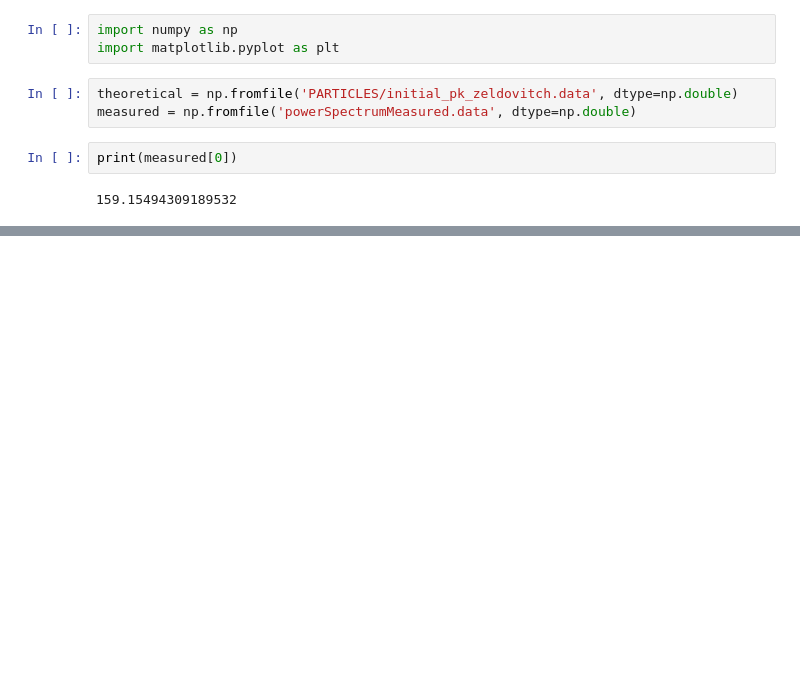
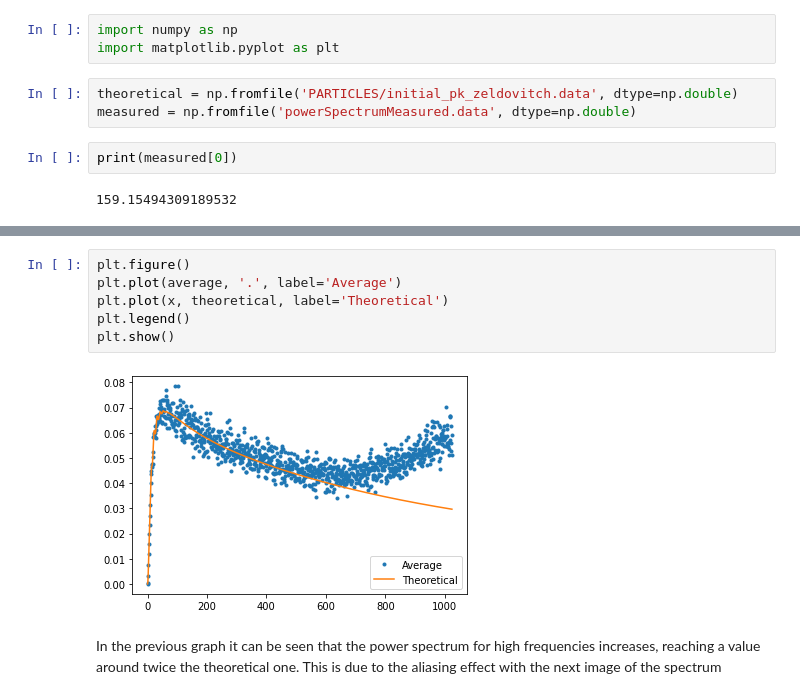
Before and after one commit to carle13/NumericalMethods2, a Jupyter notebook: Session2/graphs.ipynb, the cells around one changed output, grey strips where cells are left out. Drawn from its saved outputs; the diff is of its cells as text; blank space fills up the shorter version.

```diff
--- a/Session2/graphs.ipynb
+++ b/Session2/graphs.ipynb
@@ -29,0 +33,10 @@ plt.show()
+# %%
+plt.figure()
+plt.plot(average, '.', label='Average')
+plt.plot(x, theoretical, label='Theoretical')
+plt.legend()
+plt.show()
+# %% [output]
+[figure, added]
+# %% [markdown]
+In the previous graph it can be seen that the power spectrum for high frequencies increases, reaching a value around twice the theoretical one. This is due to the aliasing effect with the next image of the spectrum
```
Also changed, not shown: parts of 2 cells of this notebook, 6 other files.
